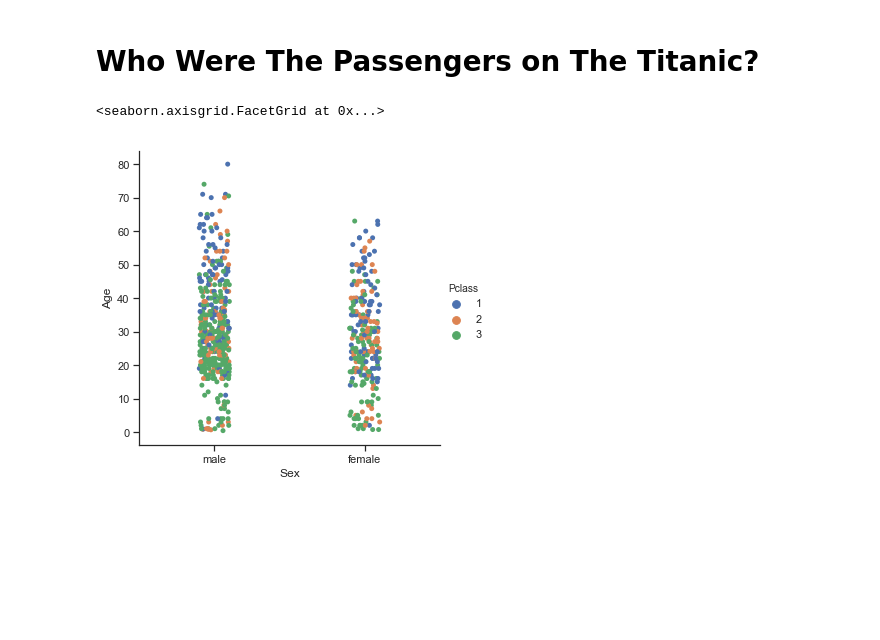
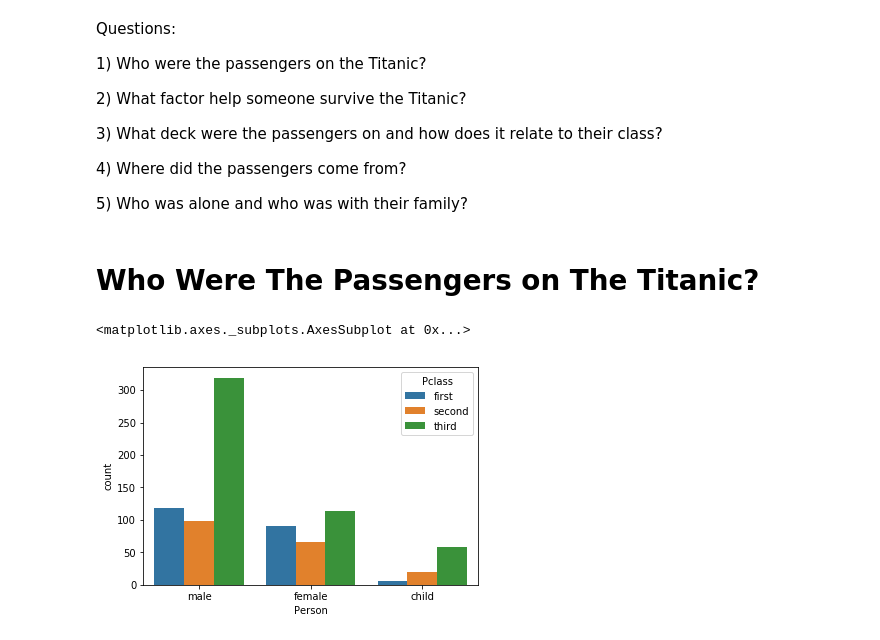
Before and after one commit to kimdang/Titanic_Machine_Learning, a Jupyter notebook: Titanic Machine Learning.ipynb, the cells around one changed output. Cells and saved outputs as stored; diff of their text form; code cells hidden in the pictures; blank space fills up the shorter version.

Commit message:
modify sex & class figure, generate age distribution, modify dataframe for clarity

```diff
--- a/Titanic Machine Learning.ipynb
+++ b/Titanic Machine Learning.ipynb
@@ -6,8 +6,8 @@ import matplotlib.pyplot as plt
 import seaborn as sns
 %matplotlib inline
 # %%
-titanic_dframe = pd.read_csv("train.csv")
-titanic_dframe.head()
+titanic = pd.read_csv("train.csv")
+titanic.head()
 # %% [output]
 |  | PassengerId | Survived | Pclass | Name | Sex | Age | SibSp | Parch | Ticket | Fare | ... |
 | 0 | 1 | 0 | 3 | Braund, Mr. Owen Harris | male | 22.0 | 1 | 0 | A/5 21171 | 7.2500 | ... |
@@ -21,0 +18,20 @@ Questions:
+# %%
+def determine_child(passenger):
+    age, sex = passenger
+    if age < 16:
+        return "child"
+    else:
+        return sex
+
+def replace_class(Pclass):
+    if Pclass == 1:
+        return 'first'
+    elif Pclass == 2:
+        return 'second'
+    else:
+        return 'third'
+
+
+titanic['Person'] = titanic[["Age", "Sex"]].apply(determine_child, axis =1)
+titanic['Pclass'] = titanic['Pclass'].apply(replace_class)
+titanic.head(10)
@@ -22,7 +50,14 @@ Questions:
+# %% [markdown]
+<p>Questions:</p>
+    <p>1) Who were the passengers on the Titanic? </p>
+    <p>2) What factor help someone survive the Titanic? </p>
+    <p>3) What deck were the passengers on and how does it relate to their class? </p>
+    <p>4) Where did the passengers come from? </p>
+    <p>5) Who was alone and who was with their family? </p>
 # %% [markdown]
 <h1>Who Were The Passengers on The Titanic? </h1>
 # %%
-sns.catplot(x = 'Sex', y = "Age", data = titanic_dframe, hue = "Pclass")
+sns.countplot(x = "Person", data = titanic, hue = "Pclass", hue_order = ["first", "second", "third"])
 # %% [output]
-<seaborn.axisgrid.FacetGrid at 0x...>
+<matplotlib.axes._subplots.AxesSubplot at 0x...>
-[figure, old version]
+[figure, new version]
```
Also changed, not shown: parts of 4 cells of this notebook.
